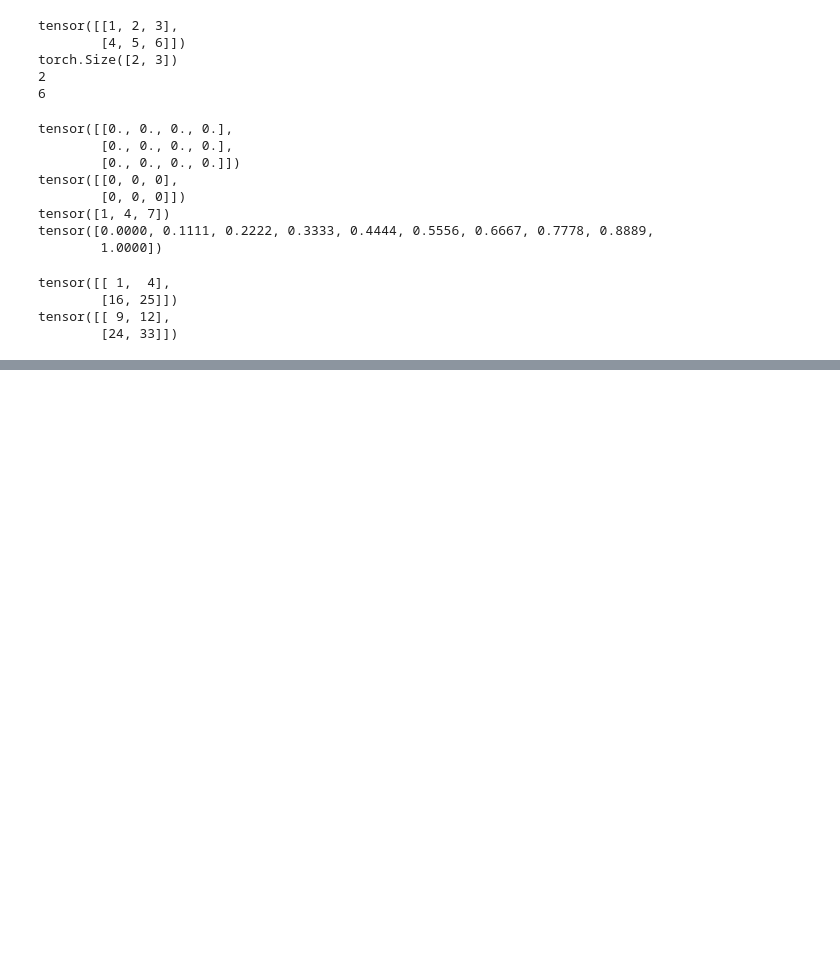
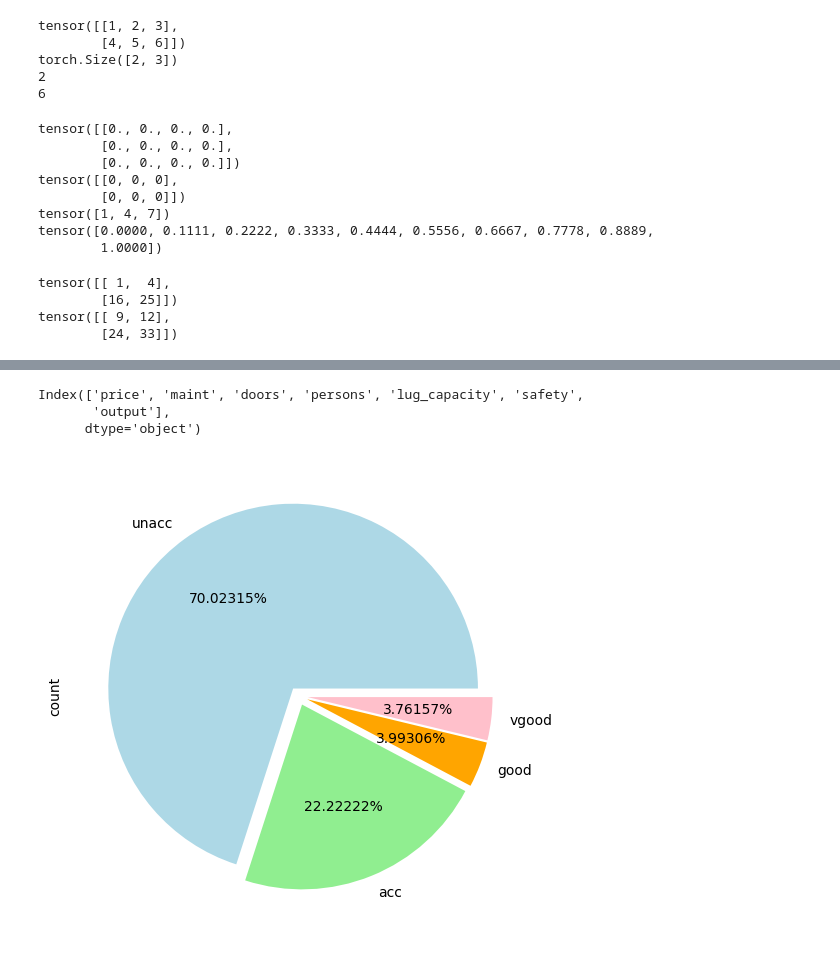
Before and after one commit to tmdgusya/install-pytorch, a Jupyter notebook: torch-1.ipynb, the cells around one changed output, grey strips where cells are left out. Saved outputs shown, nothing was run; the diff lists cells and outputs as text; code cells hidden in the pictures; blank space fills up the shorter version.

```diff
--- a/torch-1.ipynb
+++ b/torch-1.ipynb
@@ -52,3 +52,14 @@ tensor([[ 1,  4],
         [16, 25]])
 tensor([[ 9, 12],
         [24, 33]])
+# %%
+import torch
+import torch.nn as nn
+import numpy as np
+import pandas as pd
+import matplotlib.pyplot as plt
+import seaborn as sns
+%matplotlib inline
+
+dataset = pd.read_csv('./data/car_evaluation.csv')
+dataset.head()
@@ -54,0 +73,20 @@ tensor([[ 9, 12],
+# %%
+print(dataset.columns)
+# %% [output]
+Index(['price', 'maint', 'doors', 'persons', 'lug_capacity', 'safety',
+       'output'],
+      dtype='object')
+# %%
+fig_size = plt.rcParams["figure.figsize"]
+fig_size[0] = 8
+fig_size[1] = 6
+plt.rcParams["figure.figsize"] = fig_size
+dataset['output'].value_counts().plot(
+    kind='pie',
+    autopct="%0.05f%%",
+    colors = ['lightblue', 'lightgreen', 'orange', 'pink'],
+    explode=((0.05,0.05,0.05,0.05,))
+)
+plt.show()
+# %% [output]
+[figure, added]
```
Also changed, not shown: parts of 12 cells of this notebook.
